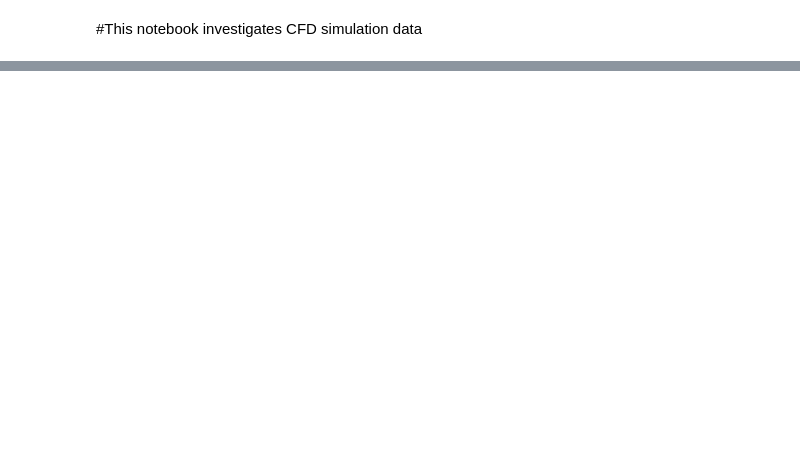
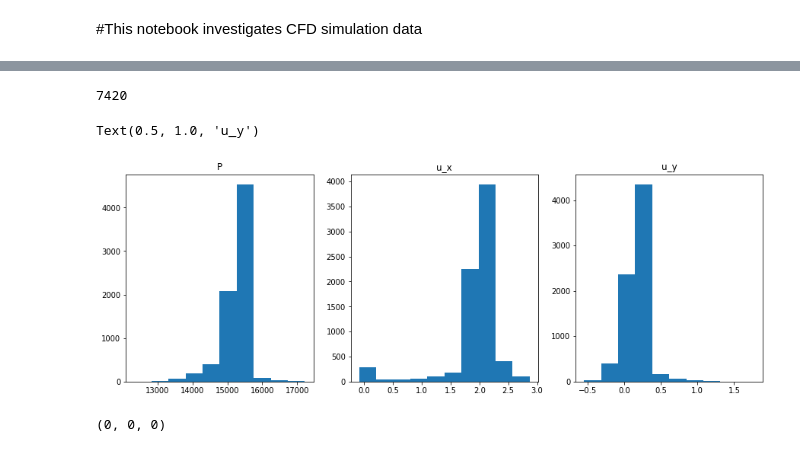
Before and after one commit to SergeyAnufriev/CFD_unet, a Jupyter notebook: notebooks/Mesh_data_EDA.ipynb, the cells around one changed output, grey strips where cells are left out. Cells and saved outputs as stored; diff of their text form; code cells hidden in the pictures; blank space fills up the shorter version.

```diff
--- a/notebooks/Mesh_data_EDA.ipynb
+++ b/notebooks/Mesh_data_EDA.ipynb
@@ -98,9 +41,0 @@ len(df['P'].value_counts())
-# %%
-flies_repeat = []
-
-count = 0
-for file_ in files_n:
-  df = read_file_n(file_)
-  if len(df['P'].value_counts()) ==1:
-    count+=1
-    flies_repeat.append(file_.split('/')[-1])
@@ -157,0 +75,16 @@ df['P'].hist(bins=20)
+# %%
+len(df)
+# %% [output]
+7420
+# %%
+fig, axs = plt.subplots(1, 3,figsize=(15,5))
+
+axs[0].hist(df['P'].values)
+axs[0].set_title('P')
+axs[1].hist(df['u_x'].values)
+axs[1].set_title('u_x')
+axs[2].hist(df['u_y'].values)
+axs[2].set_title('u_y')
+# %% [output]
+Text(0.5, 1.0, 'u_y')
+[figure, added]
@@ -157,0 +102,6 @@ df['P'].hist(bins=20)
+# %%
+### all files do not have repeating values
+
+check_repeat_val('P'), check_repeat_val('u_x'),check_repeat_val('u_y')
+# %% [output]
+(0, 0, 0)
```
Also changed, not shown: parts of 41 cells of this notebook.
